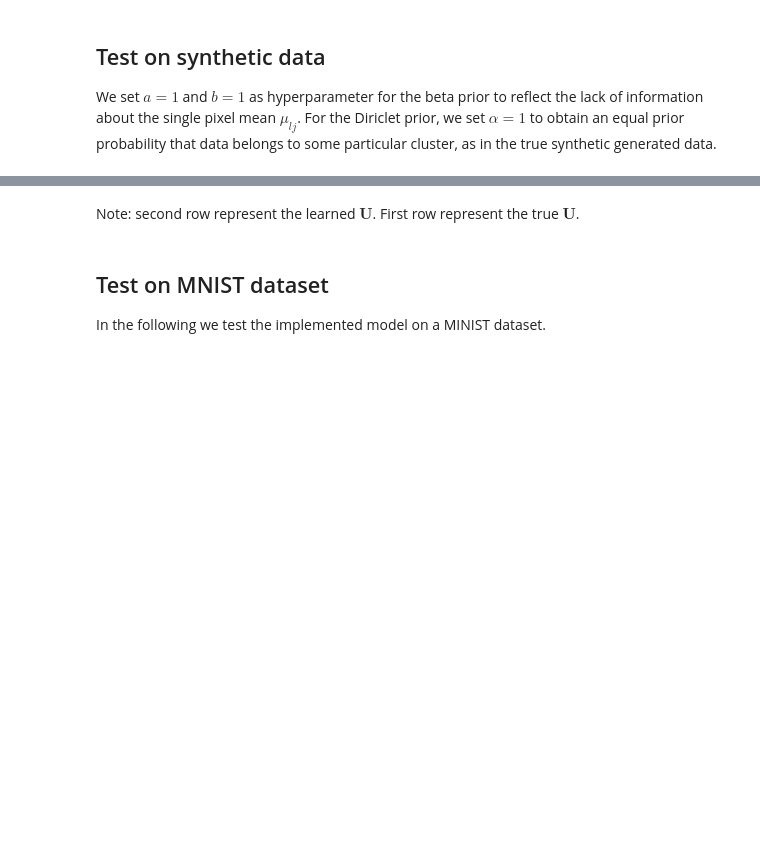
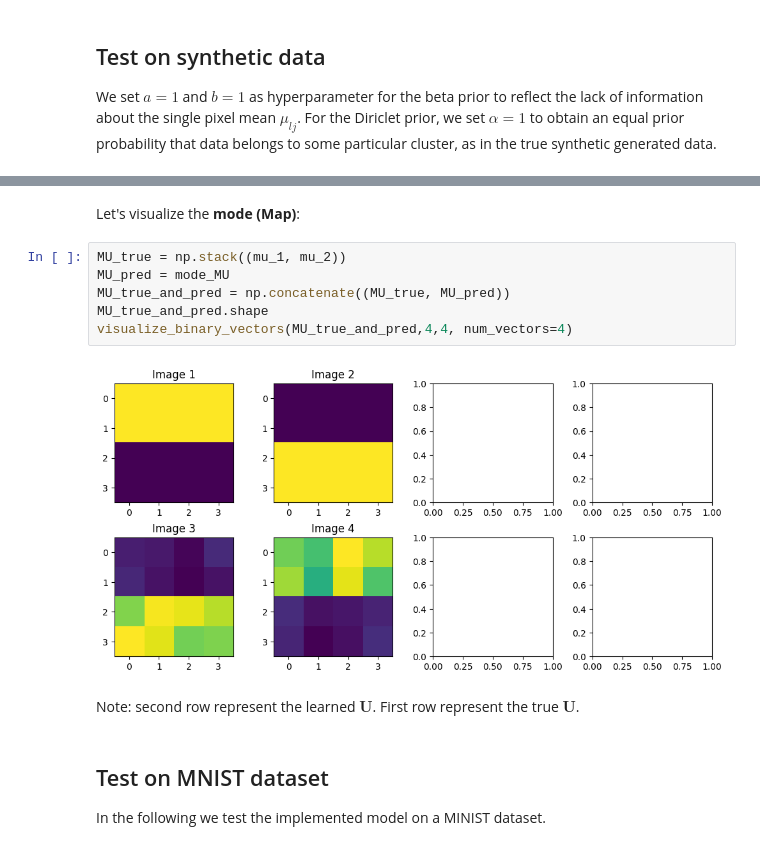
Before and after one commit to GabeXxX/BS-Coursework, a Jupyter notebook: Bayesian Mixture of Bernoulli.ipynb, the cells around one changed output, grey strips where cells are left out. Saved outputs shown, nothing was run; the diff lists cells and outputs as text; blank space fills up the shorter version.

```diff
--- a/Bayesian Mixture of Bernoulli.ipynb
+++ b/Bayesian Mixture of Bernoulli.ipynb
@@ -410,3 +411,13 @@ visualize_binary_vectors(MU_true_and_pred,4,4, num_vectors=4)
+# %% [markdown]
+Let's visualize the __mode (Map)__:
+# %%
+MU_true = np.stack((mu_1, mu_2))
+MU_pred = mode_MU
+MU_true_and_pred = np.concatenate((MU_true, MU_pred))
+MU_true_and_pred.shape
+visualize_binary_vectors(MU_true_and_pred,4,4, num_vectors=4)
+# %% [output]
+[figure, added]
 # %% [markdown]
 Note: second row represent the learned $\textbf{U}$. First row represent the true $\textbf{U}$.
 # %% [markdown]
```
Also changed, not shown: parts of 25 cells of this notebook.
